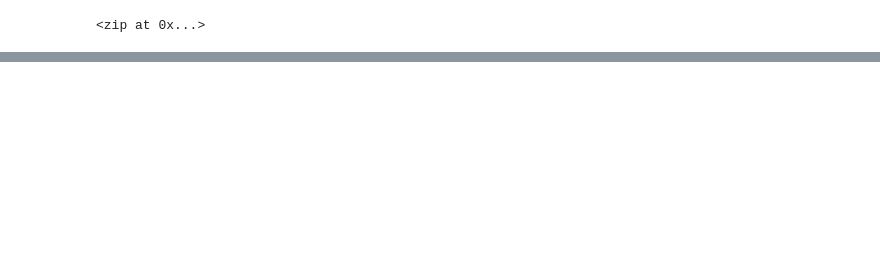
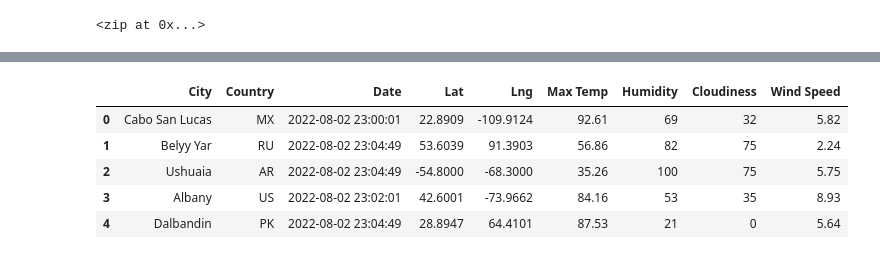
Before and after one commit to vandenesserm/World_Weather_Analysis, a Jupyter notebook: WeatherPy.ipynb, the cells around one changed output, grey strips where cells are left out. Saved outputs shown, nothing was run; the diff lists cells and outputs as text; code cells hidden in the pictures; blank space fills up the shorter version.

```diff
--- a/WeatherPy.ipynb
+++ b/WeatherPy.ipynb
@@ -45,0 +159,12 @@ len(cities)
+# %%
+#New column order:
+new_column_order = ["City","Country", "Date", "Lat", "Lng", "Max Temp", "Humidity", "Cloudiness", "Wind Speed"]
+city_data_df = city_data_df[new_column_order]
+city_data_df.head(5)
+# %% [output]
+|  | City | Country | Date | Lat | Lng | Max Temp | Humidity | Cloudiness | Wind Speed |
+| 0 | Cabo San Lucas | MX | 2022-08-02 23:00:01 | 22.8909 | -109.9124 | 92.61 | 69 | 32 | 5.82 |
+| 1 | Belyy Yar | RU | 2022-08-02 23:04:49 | 53.6039 | 91.3903 | 56.86 | 82 | 75 | 2.24 |
+| 2 | Ushuaia | AR | 2022-08-02 23:04:49 | -54.8000 | -68.3000 | 35.26 | 100 | 75 | 5.75 |
+| 3 | Albany | US | 2022-08-02 23:02:01 | 42.6001 | -73.9662 | 84.16 | 53 | 35 | 8.93 |
+| 4 | Dalbandin | PK | 2022-08-02 23:04:49 | 28.8947 | 64.4101 | 87.53 | 21 | 0 | 5.64 |
```
Also changed, not shown: parts of 13 cells of this notebook, 4 other files.
